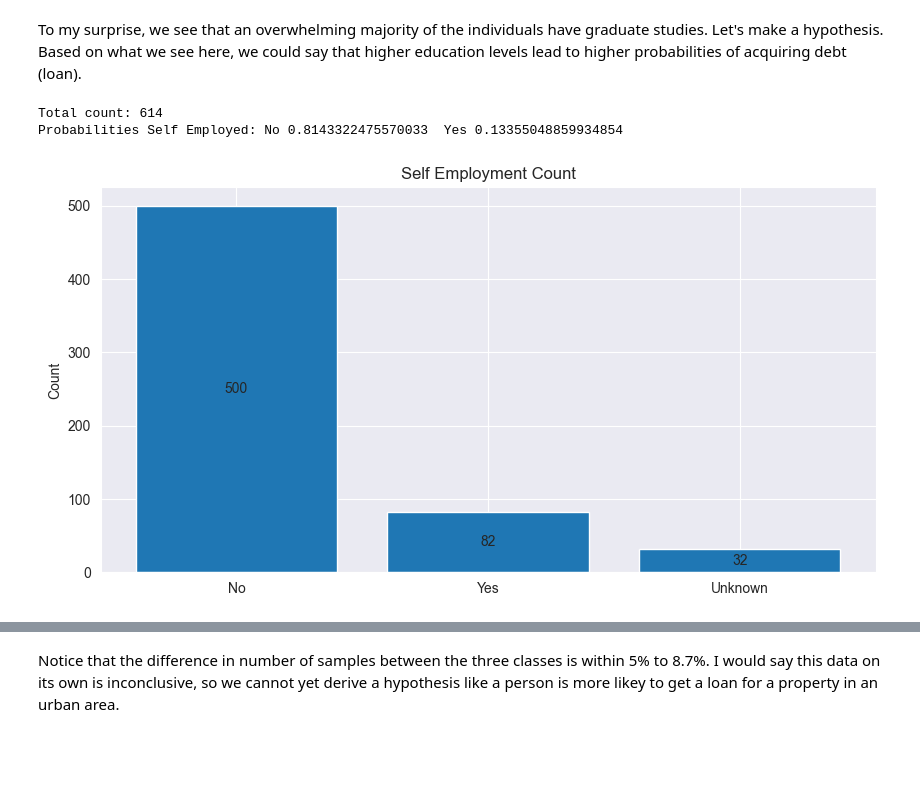
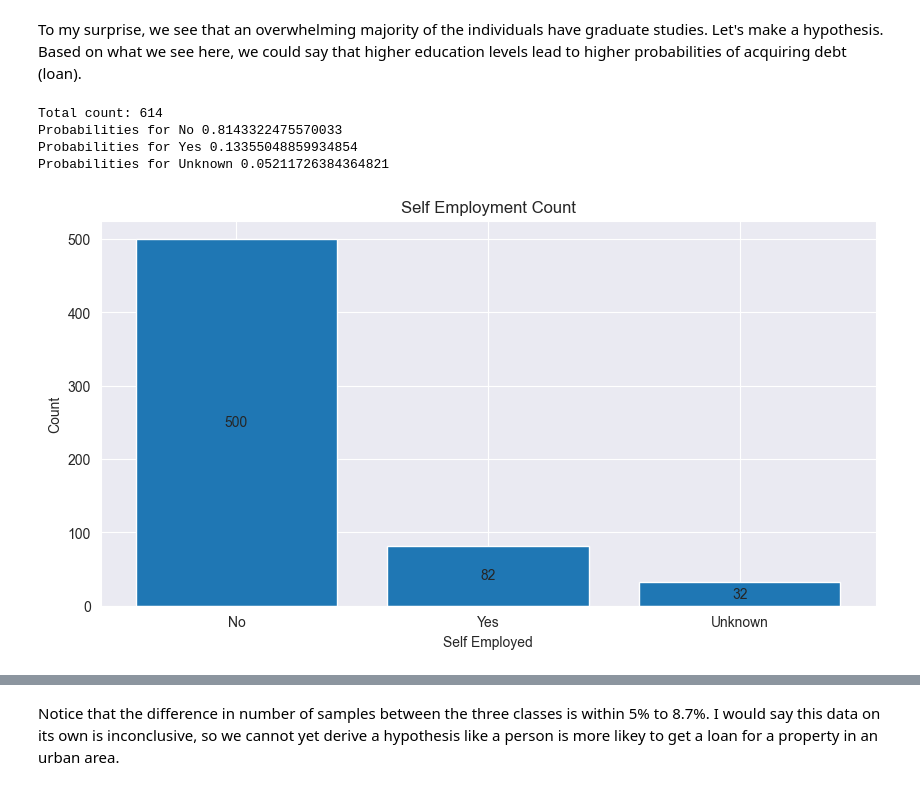
Before and after one commit to Applaudo-Studios-Cloud-Engineering/ML_Sample_Projects, a Jupyter notebook: classification_projects/loan_default_prediction/eda.ipynb, the cells around one changed output, grey strips where cells are left out. Saved outputs shown, nothing was run; the diff lists cells and outputs as text; code cells hidden in the pictures; blank space fills up the shorter version.

```diff
--- a/classification_projects/loan_default_prediction/eda.ipynb
+++ b/classification_projects/loan_default_prediction/eda.ipynb
@@ -110,15 +116,16 @@ Probabilities Married: No 0.6482084690553745  Yes 0.3469055374592834
 # %% [markdown]
 Again, we see a ratio of approximately 2:1 between people who have taken a loan and are married to those who aren't married, this ratio can be used to fill the nul values (3). This can later be combined with other information to correlate marriage to likelihood of payment.
 # %%
-dependent_labels = train_df['Dependents'].fillna('Unknown').unique()
-dependent_vals = train_df['Dependents'].fillna('Unknown').value_counts()
+vals = train_df['Dependents'].fillna('Unknown').value_counts()
 
-print('Total count:', sum(dependent_vals))
-print(f'Probabilities Dependants: 0 deps {dependent_vals[0] / sum(dependent_vals)}  1 dep {dependent_vals[1] / sum(dependent_vals)} 2 deps {dependent_vals[2] / sum(dependent_vals)} 3+ deps {dependent_vals[3] / sum(dependent_vals)}')
+print('Total count:', sum(vals))
+for i, val in vals.items():
+    print(f"Probabilities for {i} {val/sum(vals)}")
 
 fig = plt.figure(figsize=(10, 5))
-bar = plt.bar(dependent_labels, dependent_vals)
-plt.bar_label(bar, dependent_vals, label_type='center')
+bar = plt.bar(vals.index, vals)
+plt.bar_label(bar, vals, label_type='center')
+plt.xlabel('Dependents')
 plt.ylabel('Count')
 plt.title('Dependent Count')
 plt.show()
@@ -129,13 +140,14 @@ Probabilities Dependants: 0 deps 0.5618892508143323  1 dep 0.16612377850162866 2
 # %%
-education_labels = train_df['Education'].fillna('Unknown').unique()
-education_vals = train_df['Education'].fillna('Unknown').value_counts()
+vals = train_df['Education'].fillna('Unknown').value_counts()
 
-print('Total count:', sum(education_vals))
-print(f'Probabilities Education Level: Grad {education_vals[0] / sum(education_vals)}  Not Grad {education_vals[1] / sum(education_vals)}')
+print('Total count:', sum(vals))
+for i, val in vals.items():
+    print(f"Probabilities for {i} {val/sum(vals)}")
 
 fig = plt.figure(figsize=(10, 5))
-bar = plt.bar(education_labels, education_vals)
-plt.bar_label(bar, education_vals, label_type='center')
+bar = plt.bar(vals.index, vals)
+plt.bar_label(bar, vals, label_type='center')
+plt.xlabel('Education Level')
 plt.ylabel('Count')
 plt.title('Education Level Count')
 plt.show()
@@ -146,19 +159,22 @@ Probabilities Education Level: Grad 0.7817589576547231  Not Grad 0.2182410423452
 # %% [markdown]
 To my surprise, we see that an overwhelming majority of the individuals have graduate studies. Let's make a hypothesis. Based  on what we see here, we could say that higher education levels lead to higher probabilities of acquiring debt (loan).
 # %%
-self_employed_labels = train_df['Self_Employed'].fillna('Unknown').unique()
-self_employed_vals = train_df['Self_Employed'].fillna('Unknown').value_counts()
+vals = train_df['Self_Employed'].fillna('Unknown').value_counts()
 
-print('Total count:', sum(self_employed_vals))
-print(f'Probabilities Self Employed: No {self_employed_vals[0] / sum(self_employed_vals)}  Yes {self_employed_vals[1] / sum(self_employed_vals)}')
+print('Total count:', sum(vals))
+for i, val in vals.items():
+    print(f"Probabilities for {i} {val/sum(vals)}")
 
 fig = plt.figure(figsize=(10, 5))
-bar = plt.bar(self_employed_labels, self_employed_vals)
-plt.bar_label(bar, self_employed_vals, label_type='center')
+bar = plt.bar(vals.index, vals)
+plt.bar_label(bar, vals, label_type='center')
+plt.xlabel('Self Employed')
 plt.ylabel('Count')
 plt.title('Self Employment Count')
 plt.show()
 # %% [output]
 Total count: 614
-Probabilities Self Employed: No 0.8143322475570033  Yes 0.13355048859934854
+Probabilities for No 0.8143322475570033
+Probabilities for Yes 0.13355048859934854
+Probabilities for Unknown 0.05211726384364821
-[figure, old version]
+[figure, new version]
```
Also changed, not shown: parts of 83 cells of this notebook, 2 other files.
